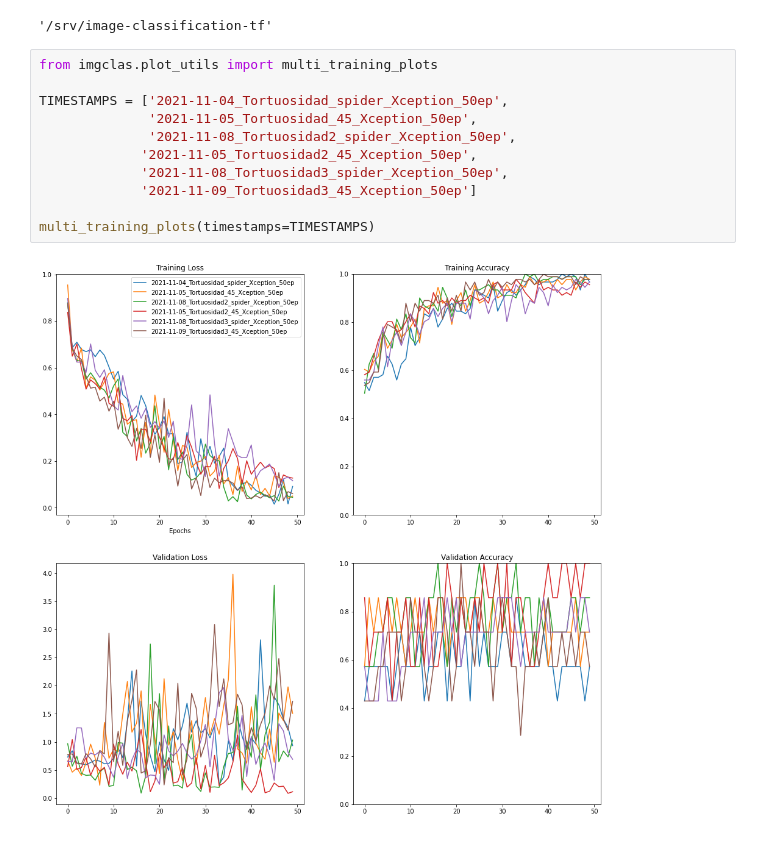
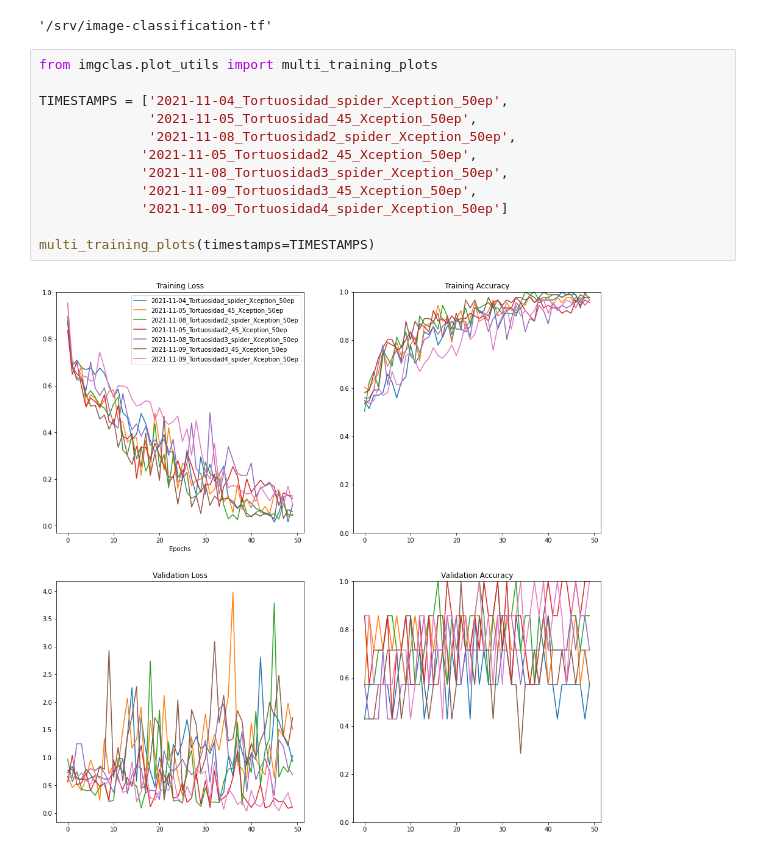
Before and after one commit to MiriamCobo/CoronaryArteries, a Jupyter notebook: notebooks/2.0-Model_training.ipynb, the cells around one changed output. Drawn from its saved outputs; the diff is of its cells as text.

```diff
--- a/notebooks/2.0-Model_training.ipynb
+++ b/notebooks/2.0-Model_training.ipynb
@@ -98,13 +98,14 @@ pwd
 # %%
 from imgclas.plot_utils import multi_training_plots
 
 TIMESTAMPS = ['2021-11-04_Tortuosidad_spider_Xception_50ep',
               '2021-11-05_Tortuosidad_45_Xception_50ep',
               '2021-11-08_Tortuosidad2_spider_Xception_50ep',
              '2021-11-05_Tortuosidad2_45_Xception_50ep',
              '2021-11-08_Tortuosidad3_spider_Xception_50ep',
-             '2021-11-09_Tortuosidad3_45_Xception_50ep']
+             '2021-11-09_Tortuosidad3_45_Xception_50ep',
+             '2021-11-09_Tortuosidad4_spider_Xception_50ep']
 
 multi_training_plots(timestamps=TIMESTAMPS)
 # %% [output]
-[figure, old version]
+[figure, new version]
```
Also changed, not shown: parts of 3 cells of this notebook, 2 other files.
